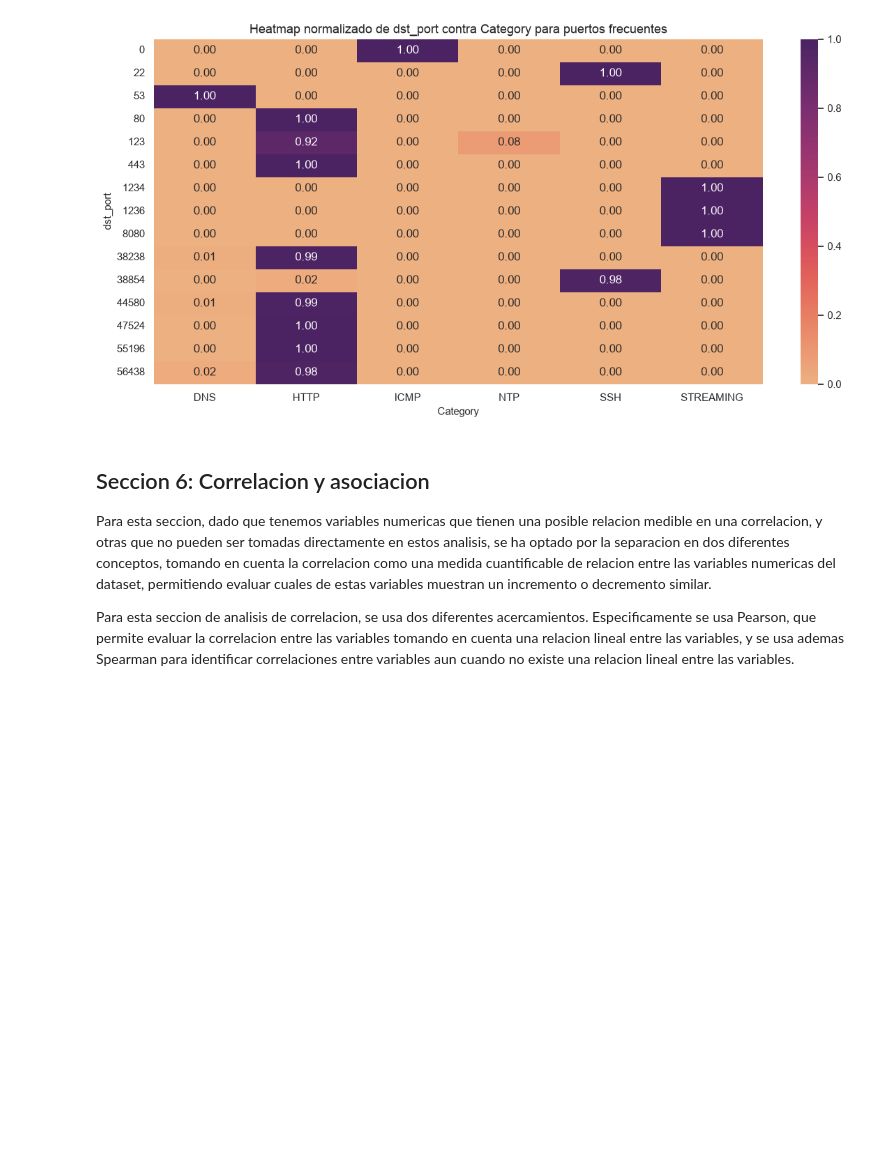
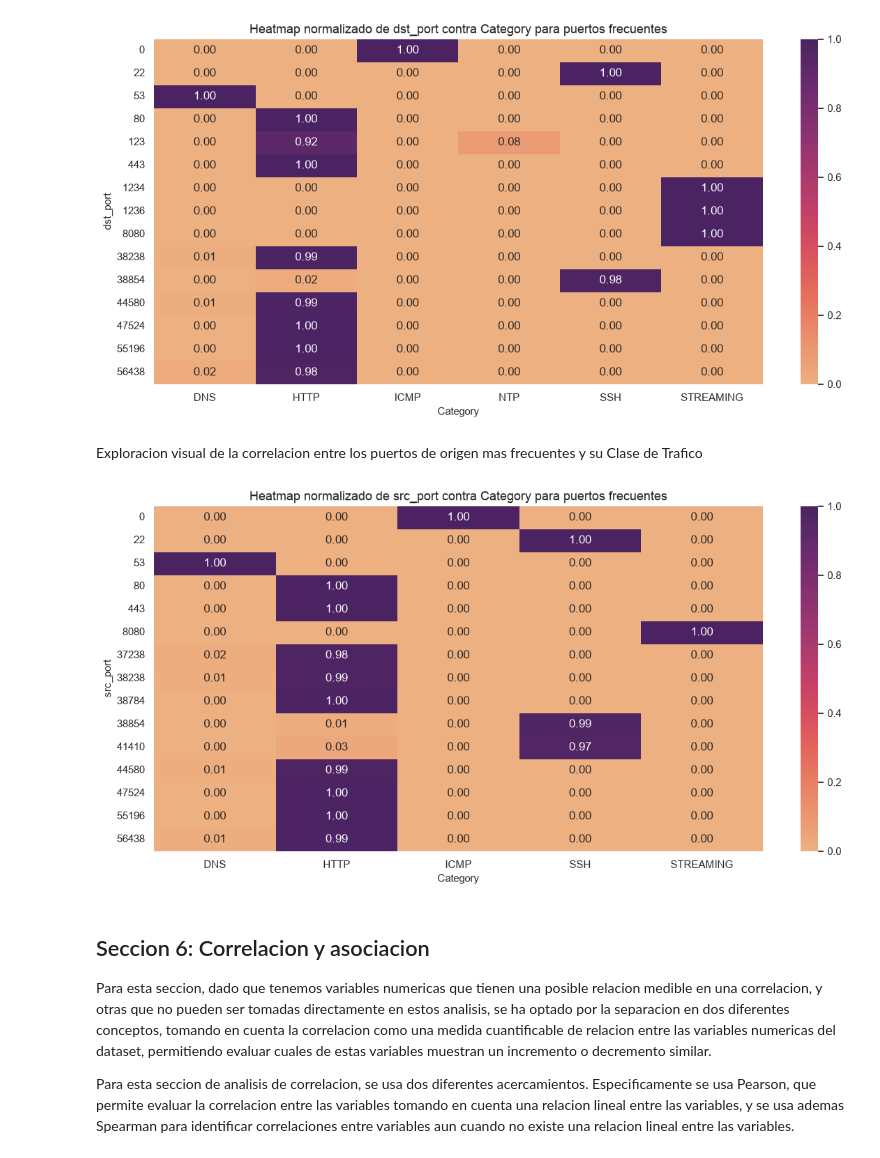
Before and after one commit to Volv1t3/SDN-Thesis-Project, a Jupyter notebook: src/main/python/model/SDN-MPLS-ML-TechDemonstrator-Dataset-EDA.ipynb, the cells around one changed output. Cells and saved outputs as stored; diff of their text form; code cells hidden in the pictures; blank space fills up the shorter version.

```diff
--- a/src/main/python/model/SDN-MPLS-ML-TechDemonstrator-Dataset-EDA.ipynb
+++ b/src/main/python/model/SDN-MPLS-ML-TechDemonstrator-Dataset-EDA.ipynb
@@ -63,6 +64,9 @@ Esta seccion permite definir las variables de control para la slida y carga de d
 #! Configuraciones de variables de estado para la entrada y salida de datos
 DATA_PATH = Path("../../../res/data/raw/SDNFlow_Dataset_Normal.csv")
 OUTPUT_DIR = Path("../../../res/data/processed")
+
+#! Directorio raiz de los artefactos del EDA: figuras (PNG) y tablas (CSV) para analisis y presentacion
+EDA_FIGURES_DIR = Path("../../../res/figures/EDA")
 
 #! Configuracion de nombres de archivos de salida de datos, trianing dataset y extracciones de varaibles finales para validaciones
 TRAINING_OUTPUT_FILENAME = "SDNFlow_Training_Sample_Dataset.csv"
@@ -81,6 +85,12 @@ REMOVE_CONFLICTING_LABEL_GROUPS = False
 REQUIRE_ALL_EXPECTED_CLASSES = False
 EXPORT_FEATURES_ONLY = True
 SAVE_FIGURES = True
+
+#! La Seccion 7 solo escribe el dataset limpio cuando la variable de entorno EXPORT_ANALYSIS esta habilitada; por defecto no se exporta
+EXPORT_ANALYSIS = os.environ.get(
+    "EXPORT_ANALYSIS",
+    os.environ.get("export_analysis", "false"),
+).strip().lower() in {"1", "true", "yes", "on"}
 TOP_N_PORTS = 20
 TOP_N_CATEGORIES = 15
 PORT_HEATMAP_TOP_N = 15
@@ -96,12 +106,14 @@ assert OUTPUT_DIR != Path("<USER_TO_DEFINE_OUTPUT_DIRECTORY>")
 assert DATA_PATH.exists()
 assert DATA_PATH.is_file()
 
-#! Finalmente creamos el directorio de salida si no existe y el de figuras ademas si no existe
+#! Finalmente creamos el directorio de salida si no existe y el de artefactos del EDA (figuras y tablas) ademas si no existe
 OUTPUT_DIR.mkdir(parents=True, exist_ok=True)
 
-FIGURES_DIR = OUTPUT_DIR / "figures"
+FIGURES_DIR = EDA_FIGURES_DIR
+TABLES_DIR = EDA_FIGURES_DIR / "tables"
 if SAVE_FIGURES:
     FIGURES_DIR.mkdir(parents=True, exist_ok=True)
+    TABLES_DIR.mkdir(parents=True, exist_ok=True)
 
 #! Definimos todas las constantes del documento
 
@@ -2321,5 +2426,23 @@ finalize_figure("17_dst_port_heatmap")
 # %% [output]
 [figure]
+# %% [markdown]
+Exploracion visual de la correlacion entre los puertos de origen mas frecuentes y su Clase de Trafico
+# %%
+most_frequent_src_ports = df_analysis_valid["src_port"].value_counts().head(PORT_HEATMAP_TOP_N).index.tolist()
+heatmap_frame = pd.crosstab(
+    df_analysis_valid.loc[df_analysis_valid["src_port"].isin(most_frequent_src_ports), "src_port"],
+    df_analysis_valid.loc[df_analysis_valid["src_port"].isin(most_frequent_src_ports), TARGET_COLUMN],
+    normalize="index",
+)
+plt.figure(figsize=(12, 6))
+sns.heatmap(heatmap_frame, annot=True, fmt=".2f", cmap="flare")
+plt.title("Heatmap normalizado de src_port contra Category para puertos frecuentes")
+plt.xlabel("Category")
+plt.ylabel("src_port")
+finalize_figure("17_src_port_heatmap")
+export_table(heatmap_frame, "09_src_port_heatmap", keep_index=True)
+# %% [output]
+[figure, added]
 # %% [markdown]
 ## Seccion 6: Correlacion y asociacion
 
```
Also changed, not shown: parts of 20 cells of this notebook, 22 other files.
